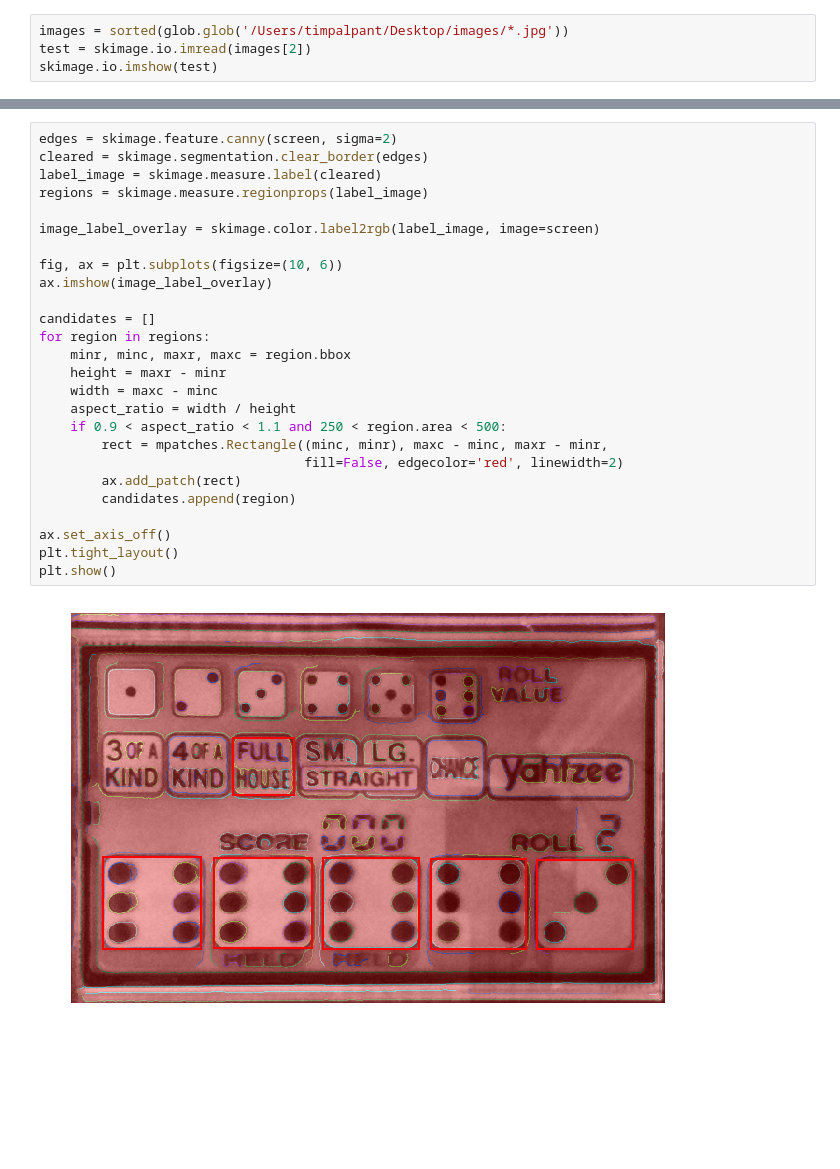
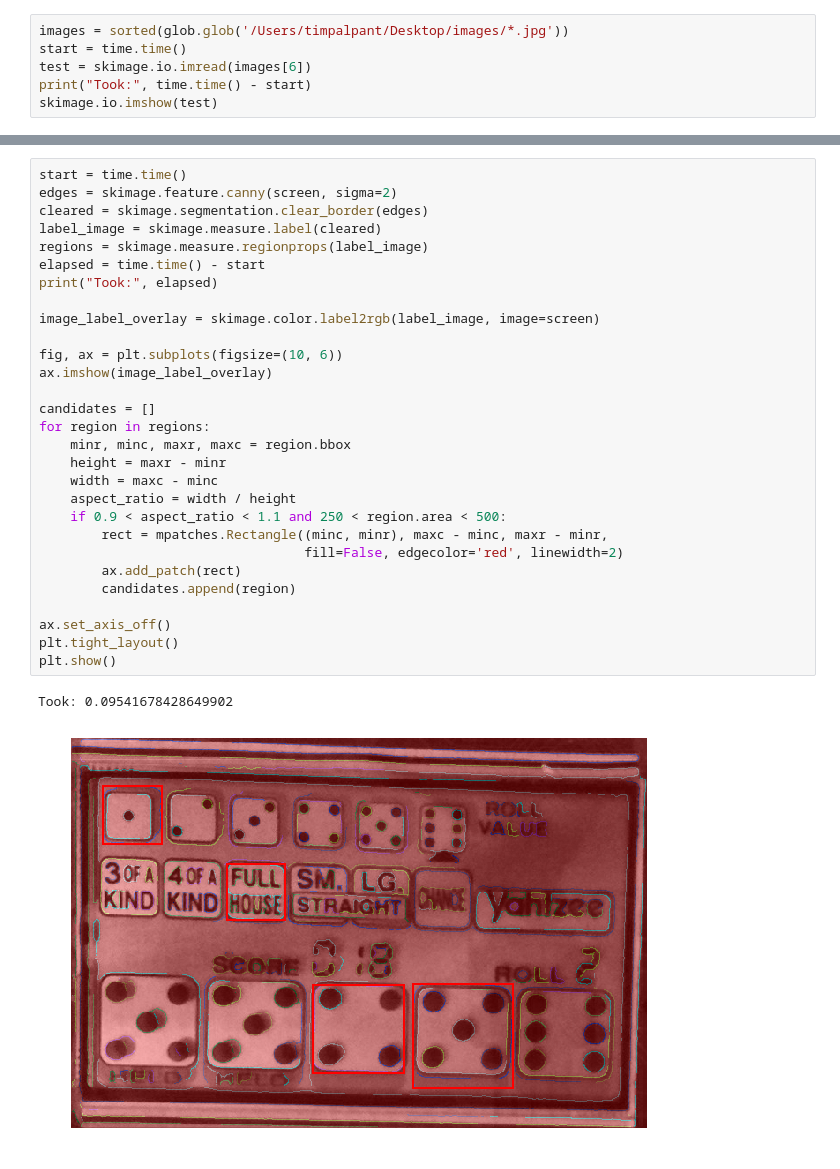
Before and after one commit to timpalpant/yahtzee, a Jupyter notebook: image_processor/Yahtzee.ipynb, the cells around one changed output, grey strips where cells are left out. Cells and saved outputs as stored; diff of their text form; blank space fills up the shorter version.

```diff
--- a/image_processor/Yahtzee.ipynb
+++ b/image_processor/Yahtzee.ipynb
@@ -17,6 +19,8 @@ import yahtzee
 logging.basicConfig(level=logging.DEBUG)
 # %%
 images = sorted(glob.glob('/Users/timpalpant/Desktop/images/*.jpg'))
-test = skimage.io.imread(images[2])
+start = time.time()
+test = skimage.io.imread(images[6])
+print("Took:", time.time() - start)
 skimage.io.imshow(test)
 # %% [output]
@@ -65,29 +96,33 @@ skimage.io.imshow(screen)
 # %%
+start = time.time()
 edges = skimage.feature.canny(screen, sigma=2)
 cleared = skimage.segmentation.clear_border(edges)
 label_image = skimage.measure.label(cleared)
 regions = skimage.measure.regionprops(label_image)
+elapsed = time.time() - start
+print("Took:", elapsed)
 
 image_label_overlay = skimage.color.label2rgb(label_image, image=screen)
 
 fig, ax = plt.subplots(figsize=(10, 6))
 ax.imshow(image_label_overlay)
 
 candidates = []
 for region in regions:
     minr, minc, maxr, maxc = region.bbox
     height = maxr - minr
     width = maxc - minc
     aspect_ratio = width / height
     if 0.9 < aspect_ratio < 1.1 and 250 < region.area < 500:
         rect = mpatches.Rectangle((minc, minr), maxc - minc, maxr - minr,
                                   fill=False, edgecolor='red', linewidth=2)
         ax.add_patch(rect)
         candidates.append(region)
 
 ax.set_axis_off()
 plt.tight_layout()
 plt.show()
 # %% [output]
+Took: 0.09541678428649902
-[figure, old version]
+[figure, new version]
 # %%
```
Also changed, not shown: parts of 22 cells of this notebook.
